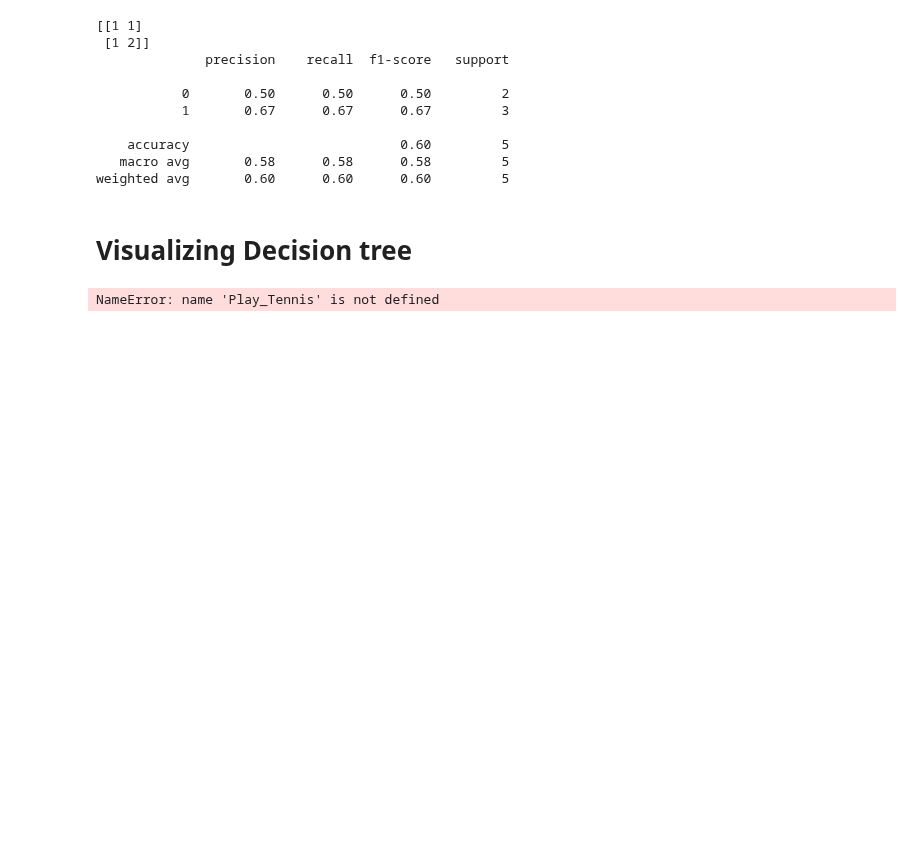
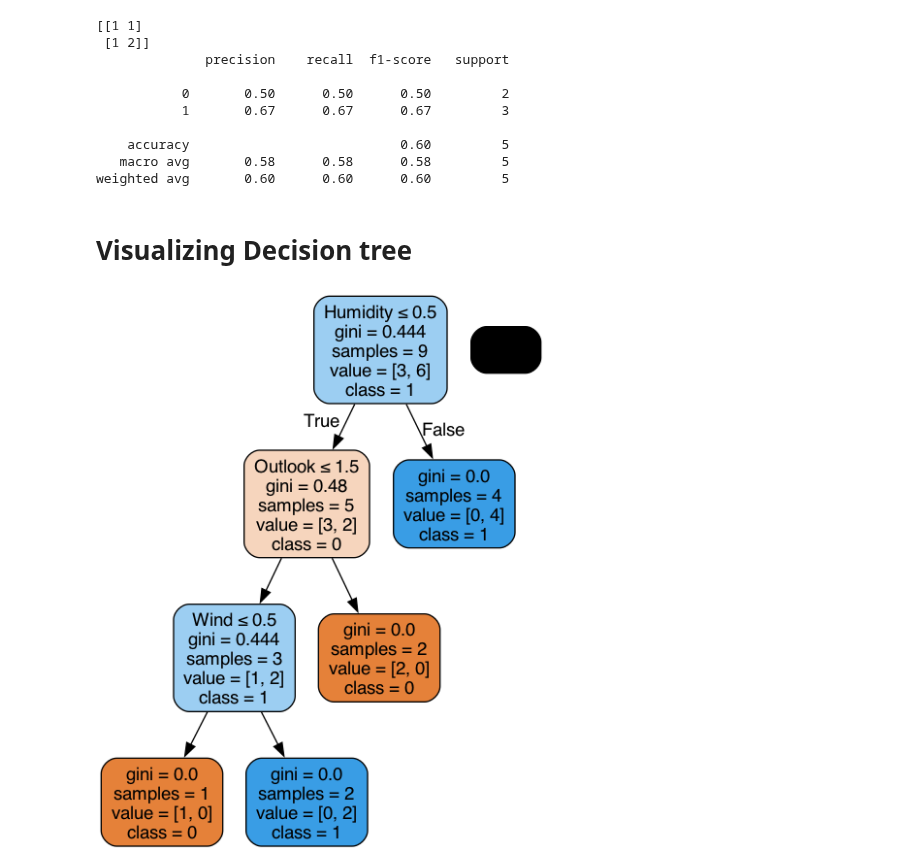
Before and after one commit to Adarshkamath2/ML-Lab, a Jupyter notebook: 07-PlayTennis-DecisionTree/play_tennis.ipynb, the cells around one changed output. Saved outputs shown, nothing was run; the diff lists cells and outputs as text; code cells hidden in the pictures; blank space fills up the shorter version.

```diff
--- a/07-PlayTennis-DecisionTree/play_tennis.ipynb
+++ b/07-PlayTennis-DecisionTree/play_tennis.ipynb
@@ -61,15 +61,17 @@ weighted avg       0.60      0.60      0.60         5
 # %%
 from sklearn.tree import export_graphviz
 from six import StringIO
 from IPython.display import Image
 import pydotplus
 
 dot_data = StringIO()
 export_graphviz(clf, out_file=dot_data,
 filled=True, rounded=True,
 special_characters=True,feature_names =features,class_names=['0','1'])
 graph = pydotplus.graph_from_dot_data(dot_data.getvalue())
 graph.write_png('Play_Tennis.png')
-open(Play_Tennis.png)
+
+from IPython.display import Image
+Image(filename='Play_Tennis.png')
 # %% [output]
-NameError: name 'Play_Tennis' is not defined
+[figure, added]
```
Also changed, not shown: 2 other files.
